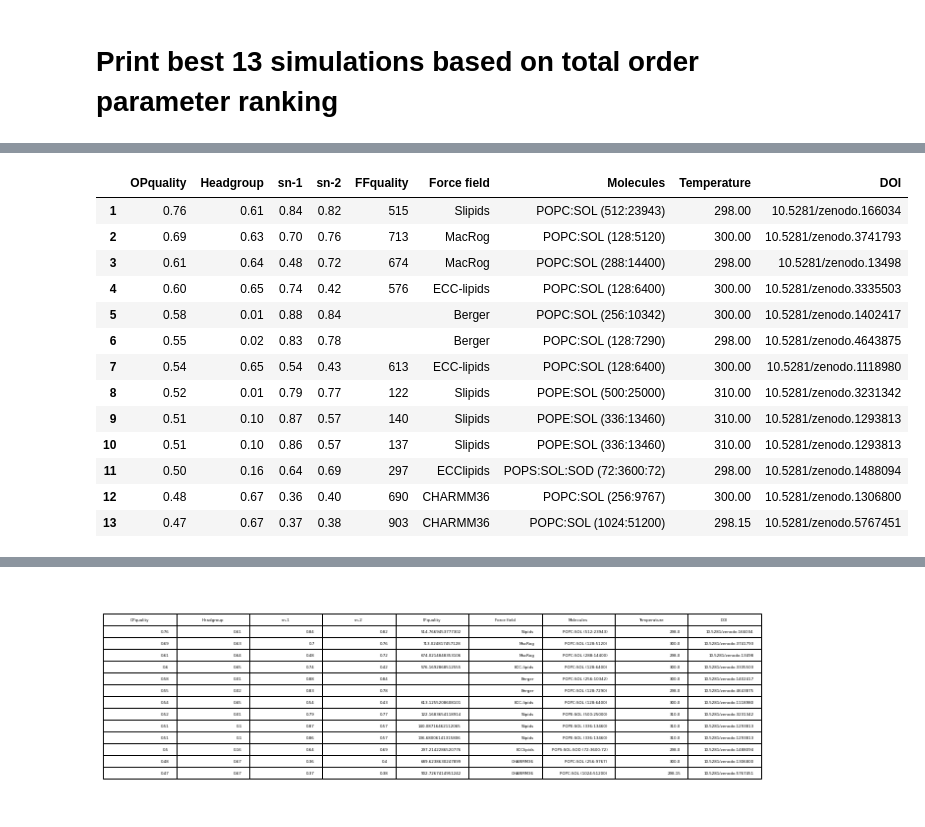
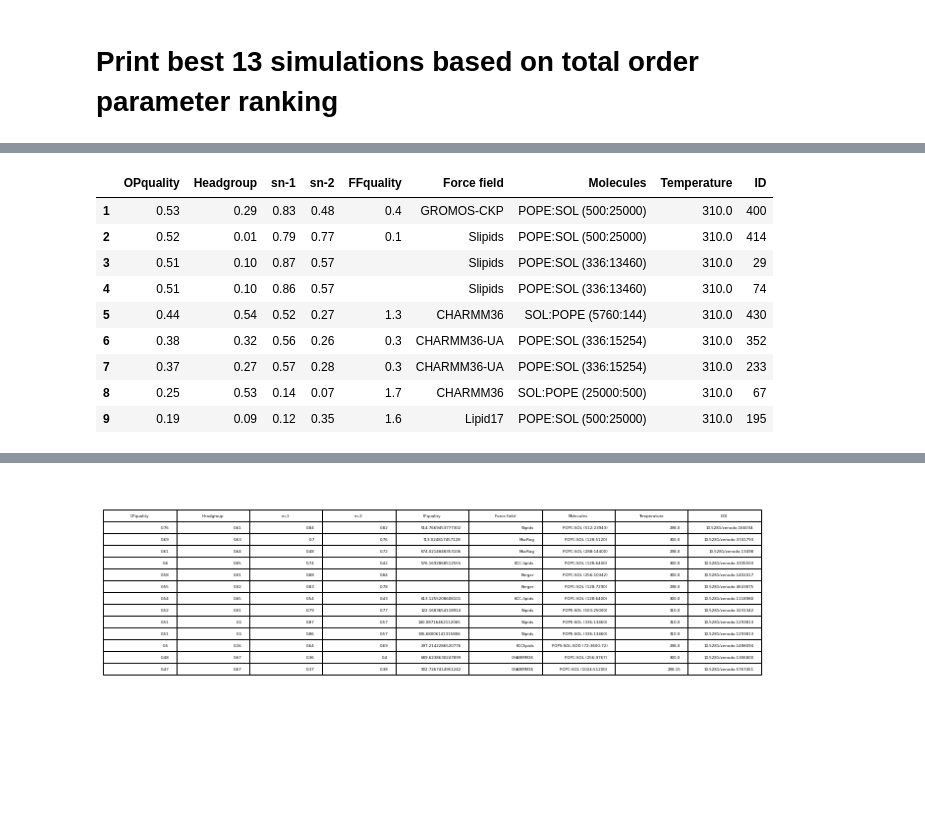
Before and after one commit to NMRLipids/DataBankManuscriptText, a Jupyter notebook: Figures/scripts/RankingTable.ipynb, the cells around one changed output, grey strips where cells are left out. Saved outputs shown, nothing was run; the diff lists cells and outputs as text; code cells hidden in the pictures; blank space fills up the shorter version.

Commit message:
Update ranking tables

```diff
--- a/Figures/scripts/RankingTable.ipynb
+++ b/Figures/scripts/RankingTable.ipynb
@@ -137,5 +196,5 @@ ShowTable(ranking,'POPS')
 # %%
-with open(NMRlipidsDataBankFolder + 'Data/Ranking/SYSTEM_total_Ranking.json') as file:
+with open(NMRlipidsDataBankFolder + 'Data/Ranking/POPE_total_Ranking.json') as file:
     ranking = json.load(file)
 
 
@@ -145,51 +204,47 @@ for i in ranking:
     dictToBeAdded = {}
     dictToBeAdded['OPquality'] = i['TotalQuality']['total']
     dictToBeAdded['Headgroup'] = i['TotalQuality']['headgroup']
-    dictToBeAdded['sn-1'] = i['TotalQuality']['sn-1']
-    dictToBeAdded['sn-2'] = i['TotalQuality']['sn-2']
+    dictToBeAdded['sn-1'] = i['POPE']['sn-1']
+    dictToBeAdded['sn-2'] = i['POPE']['sn-2']
     try:
-        dictToBeAdded['FFquality'] = round(i['TotalQuality']['FFQuality'])
+        dictToBeAdded['FFquality'] = i['TotalQuality']['FFQuality']
     except:
         dictToBeAdded['FFquality'] = ''
 
     if i['system']['FF'] in lipid17:
         dictToBeAdded['Force field'] = 'lipid17'
     elif i['system']['FF'] in gromosCKP:
         dictToBeAdded['Force field'] = 'GROMOS-CKP'
     elif i['system']['FF'] in ECClipids:
          dictToBeAdded['Force field'] = 'ECClipids'
     elif i['system']['FF'] in lipid17ff99:
             dictToBeAdded['Force field'] = 'Lipid17 (ff99 ions)'
     elif i['system']['FF'] in lipid17dang:
         dictToBeAdded['Force field'] = 'Lipid17 (Dang ions)'
     elif i['system']['FF'] in BergerHoljte:
         dictToBeAdded['Force field'] = 'Berger/Höltje'
     else:
         dictToBeAdded['Force field'] = i['TotalQuality']['Forcefield']
 
     dictToBeAdded['Molecules'] = i['TotalQuality']['Molecules'] + i['TotalQuality']['Number of molecules']
     dictToBeAdded['Temperature'] = i['TotalQuality']['Temperature']
-    dictToBeAdded['DOI'] = i['TotalQuality']['DOI']
+    dictToBeAdded['ID'] = i['TotalQuality']['ID']
     if index < 13:
         TotalRanking.append(dictToBeAdded)
     index += 1
 
 TR = pd.json_normalize(TotalRanking)
 TR.index = TR.index + 1
 display(TR)
-dfi.export(TR,"TotalRanking.png")
+dfi.export(TR,"TotalRankingPOPE.png")
 # %% [output]
-|  | OPquality | Headgroup | sn-1 | sn-2 | FFquality | Force field | Molecules | Temperature | DOI |
-| 1 | 0.76 | 0.61 | 0.84 | 0.82 | 515 | Slipids | POPC:SOL (512:23943) | 298.00 | 10.5281/zenodo.166034 |
-| 2 | 0.69 | 0.63 | 0.70 | 0.76 | 713 | MacRog | POPC:SOL (128:5120) | 300.00 | 10.5281/zenodo.3741793 |
-| 3 | 0.61 | 0.64 | 0.48 | 0.72 | 674 | MacRog | POPC:SOL (288:14400) | 298.00 | 10.5281/zenodo.13498 |
-| 4 | 0.60 | 0.65 | 0.74 | 0.42 | 576 | ECC-lipids | POPC:SOL (128:6400) | 300.00 | 10.5281/zenodo.3335503 |
-| 5 | 0.58 | 0.01 | 0.88 | 0.84 |  | Berger | POPC:SOL (256:10342) | 300.00 | 10.5281/zenodo.1402417 |
-| 6 | 0.55 | 0.02 | 0.83 | 0.78 |  | Berger | POPC:SOL (128:7290) | 298.00 | 10.5281/zenodo.4643875 |
-| 7 | 0.54 | 0.65 | 0.54 | 0.43 | 613 | ECC-lipids | POPC:SOL (128:6400) | 300.00 | 10.5281/zenodo.1118980 |
-| 8 | 0.52 | 0.01 | 0.79 | 0.77 | 122 | Slipids | POPE:SOL (500:25000) | 310.00 | 10.5281/zenodo.3231342 |
-| 9 | 0.51 | 0.10 | 0.87 | 0.57 | 140 | Slipids | POPE:SOL (336:13460) | 310.00 | 10.5281/zenodo.1293813 |
-| 10 | 0.51 | 0.10 | 0.86 | 0.57 | 137 | Slipids | POPE:SOL (336:13460) | 310.00 | 10.5281/zenodo.1293813 |
-| 11 | 0.50 | 0.16 | 0.64 | 0.69 | 297 | ECClipids | POPS:SOL:SOD (72:3600:72) | 298.00 | 10.5281/zenodo.1488094 |
-| 12 | 0.48 | 0.67 | 0.36 | 0.40 | 690 | CHARMM36 | POPC:SOL (256:9767) | 300.00 | 10.5281/zenodo.1306800 |
-| 13 | 0.47 | 0.67 | 0.37 | 0.38 | 903 | CHARMM36 | POPC:SOL (1024:51200) | 298.15 | 10.5281/zenodo.5767451 |
+|  | OPquality | Headgroup | sn-1 | sn-2 | FFquality | Force field | Molecules | Temperature | ID |
+| 1 | 0.53 | 0.29 | 0.83 | 0.48 | 0.4 | GROMOS-CKP | POPE:SOL (500:25000) | 310.0 | 400 |
+| 2 | 0.52 | 0.01 | 0.79 | 0.77 | 0.1 | Slipids | POPE:SOL (500:25000) | 310.0 | 414 |
+| 3 | 0.51 | 0.10 | 0.87 | 0.57 |  | Slipids | POPE:SOL (336:13460) | 310.0 | 29 |
+| 4 | 0.51 | 0.10 | 0.86 | 0.57 |  | Slipids | POPE:SOL (336:13460) | 310.0 | 74 |
+| 5 | 0.44 | 0.54 | 0.52 | 0.27 | 1.3 | CHARMM36 | SOL:POPE (5760:144) | 310.0 | 430 |
+| 6 | 0.38 | 0.32 | 0.56 | 0.26 | 0.3 | CHARMM36-UA | POPE:SOL (336:15254) | 310.0 | 352 |
+| 7 | 0.37 | 0.27 | 0.57 | 0.28 | 0.3 | CHARMM36-UA | POPE:SOL (336:15254) | 310.0 | 233 |
+| 8 | 0.25 | 0.53 | 0.14 | 0.07 | 1.7 | CHARMM36 | SOL:POPE (25000:500) | 310.0 | 67 |
+| 9 | 0.19 | 0.09 | 0.12 | 0.35 | 1.6 | Lipid17 | POPE:SOL (500:25000) | 310.0 | 195 |
```
Also changed, not shown: parts of 4 cells of this notebook.
